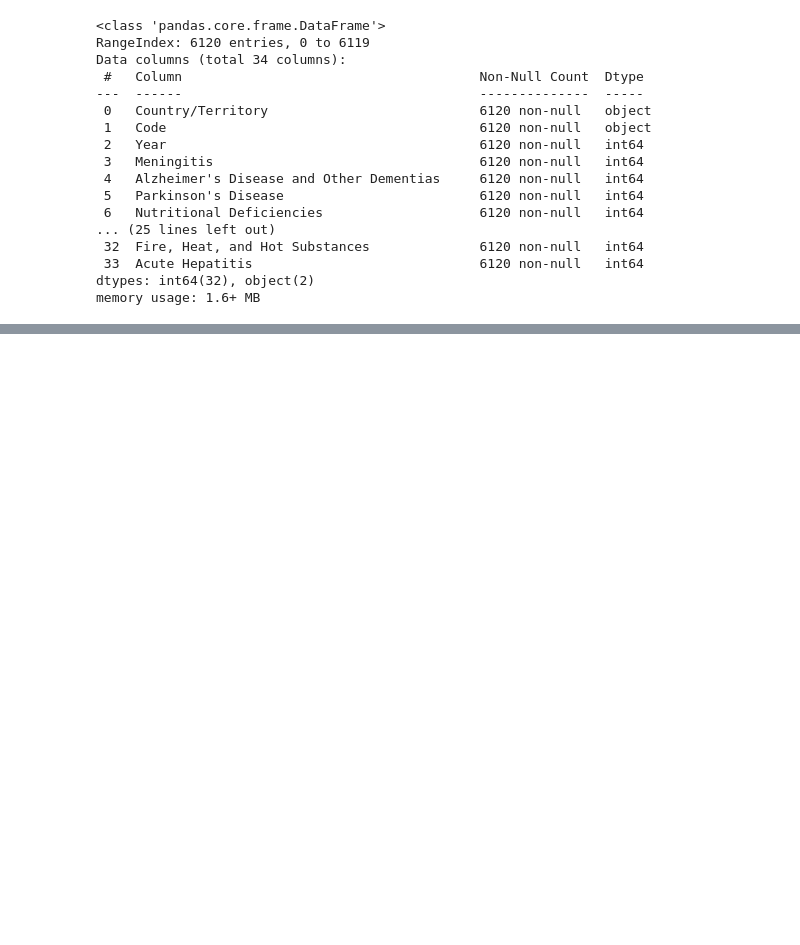
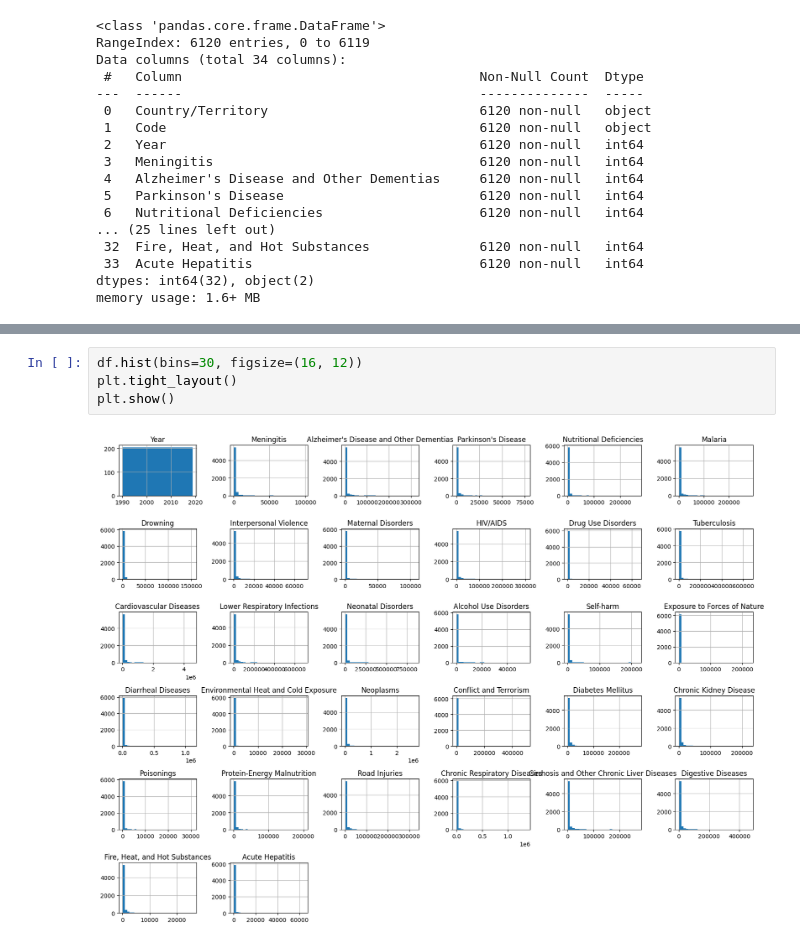
Before and after one commit to GiovanniP9/Analisi_Cause_of_Death, a Jupyter notebook: File/cause_deaths.ipynb, the cells around one changed output, grey strips where cells are left out. Saved outputs shown, nothing was run; the diff lists cells and outputs as text; blank space fills up the shorter version.

```diff
--- a/File/cause_deaths.ipynb
+++ b/File/cause_deaths.ipynb
@@ -79,0 +98,6 @@ df.describe().T
+# %%
+df.hist(bins=30, figsize=(16, 12))
+plt.tight_layout()
+plt.show()
+# %% [output]
+[figure, added]
```
Also changed, not shown: parts of 3 cells of this notebook.
